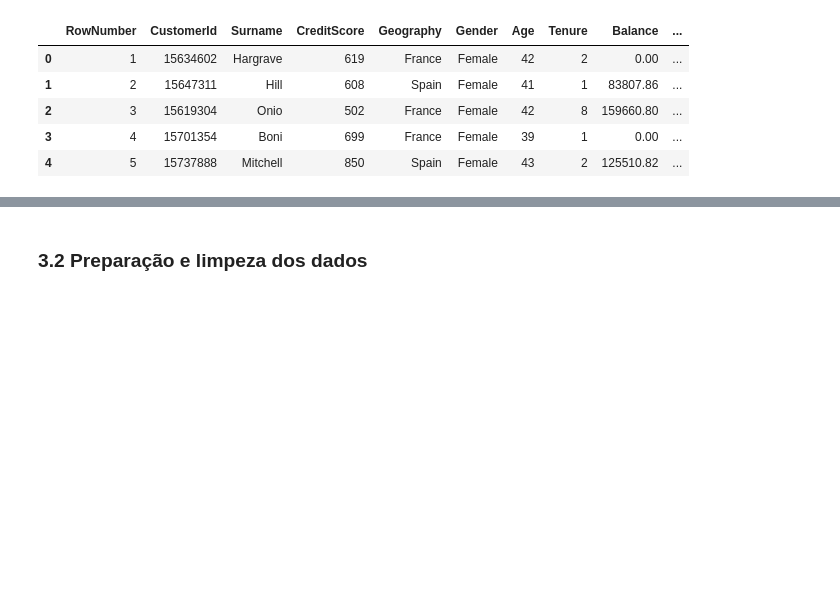
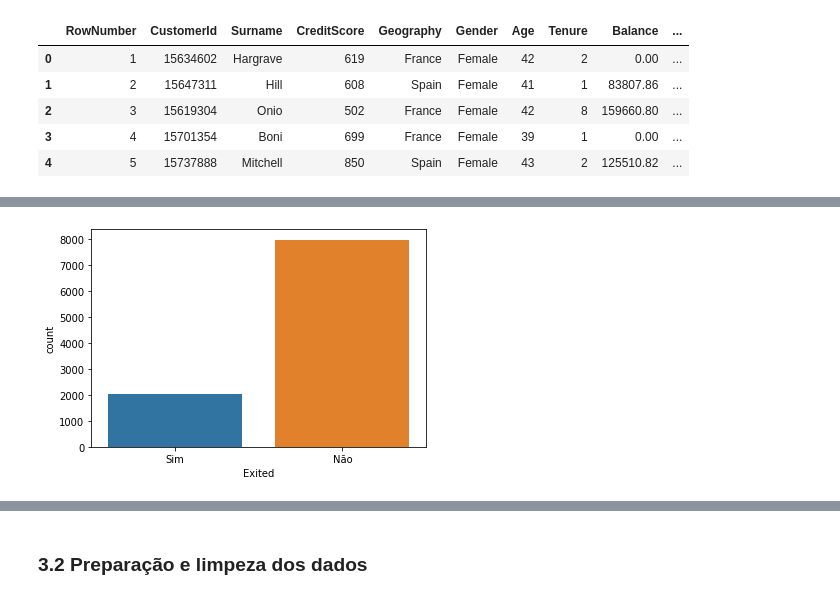
Before and after one commit to Fmarcelneves/br-classification-project, a Jupyter notebook: classification-project-br.ipynb, the cells around one changed output, grey strips where cells are left out. Cells and saved outputs as stored; diff of their text form; code cells hidden in the pictures; blank space fills up the shorter version.

```diff
--- a/classification-project-br.ipynb
+++ b/classification-project-br.ipynb
@@ -102,0 +114,5 @@ sns.displot(churn)
+# %%
+churn['Exited']=churn['Exited'].replace([0,1],['Não','Sim'])
+sns.countplot(data=churn,x='Exited');
+# %% [output]
+[figure, added]
```
Also changed, not shown: parts of 9 cells of this notebook.
